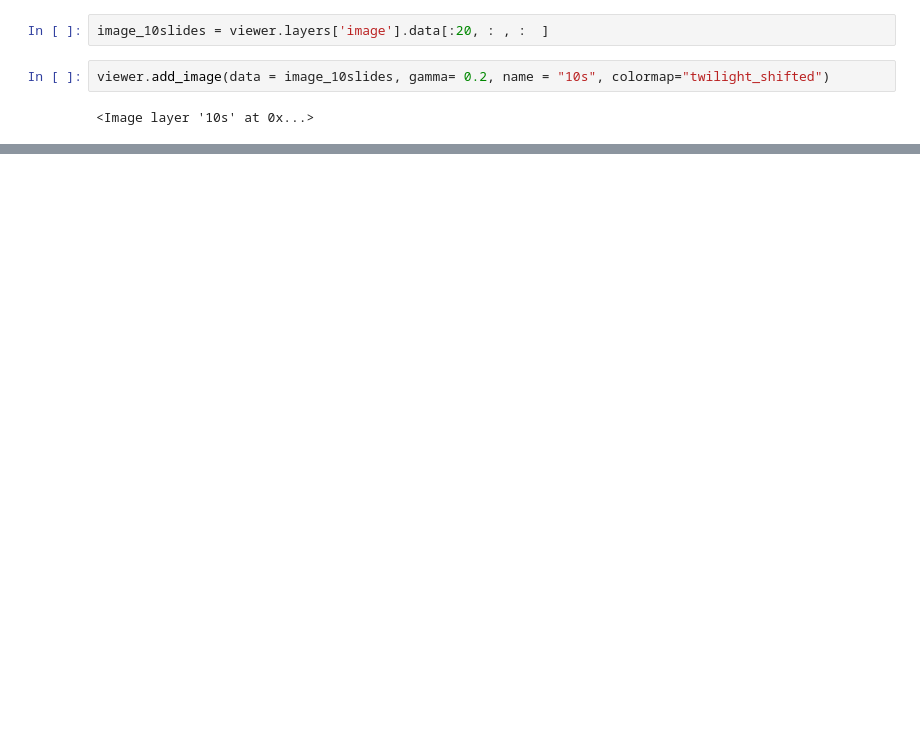
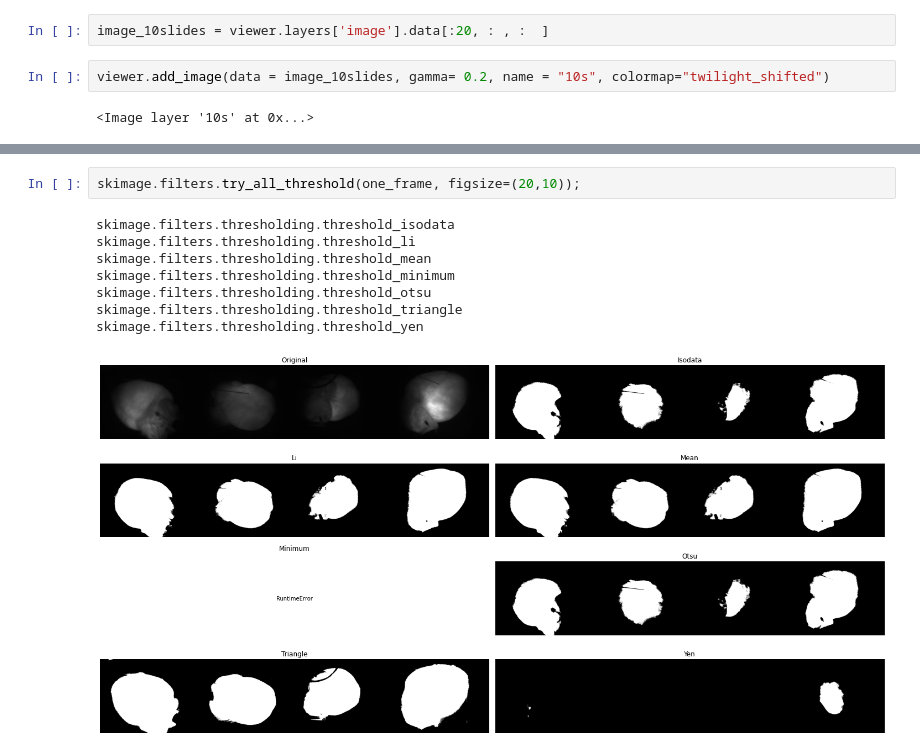
Before and after one commit to rjlopez2/OMAAS, a Jupyter notebook: sandbox/sif_reader/Untitled.ipynb, the cells around one changed output, grey strips where cells are left out. Cells and saved outputs as stored; diff of their text form; blank space fills up the shorter version.

```diff
--- a/sandbox/sif_reader/Untitled.ipynb
+++ b/sandbox/sif_reader/Untitled.ipynb
@@ -79,0 +99,11 @@ viewer.layers['10s'].metadata
+# %%
+skimage.filters.try_all_threshold(one_frame, figsize=(20,10));
+# %% [output]
+skimage.filters.thresholding.threshold_isodata
+skimage.filters.thresholding.threshold_li
+skimage.filters.thresholding.threshold_mean
+skimage.filters.thresholding.threshold_minimum
+skimage.filters.thresholding.threshold_otsu
+skimage.filters.thresholding.threshold_triangle
+skimage.filters.thresholding.threshold_yen
+[figure, added]
```
Also changed, not shown: parts of 50 cells of this notebook.
